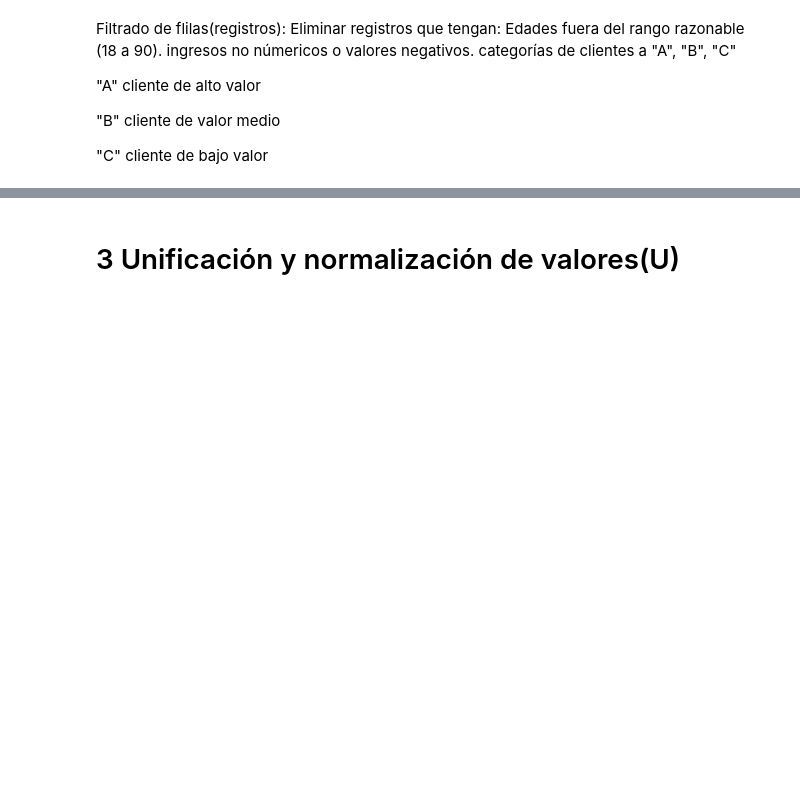
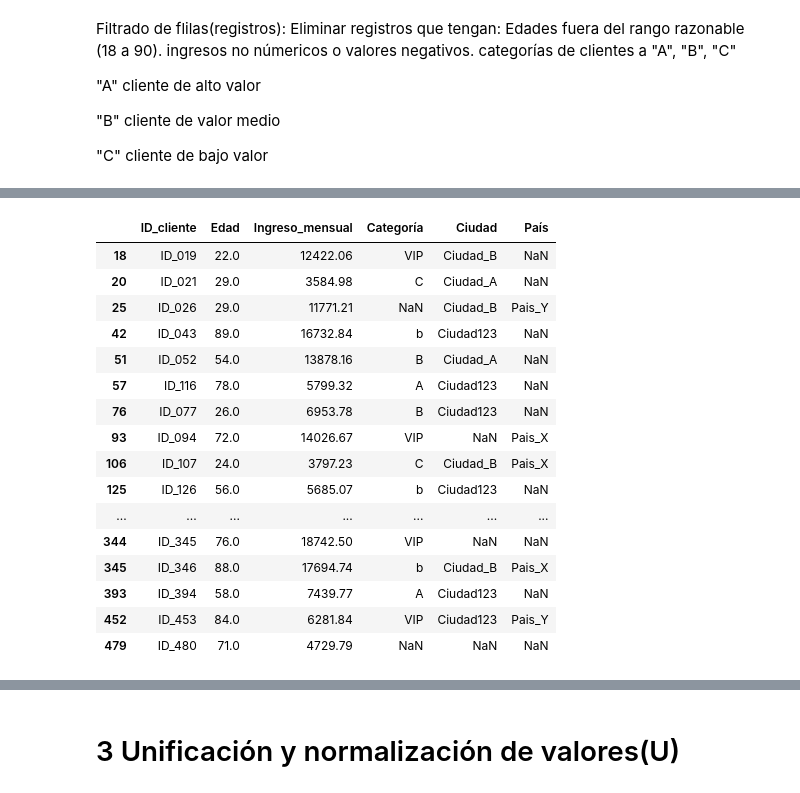
Before and after one commit to juanejd/bootcamp-IA-minTIC, a Jupyter notebook: Mision_1/campistas_ASUM_DM.ipynb, the cells around one changed output, grey strips where cells are left out. Drawn from its saved outputs; the diff is of its cells as text; code cells hidden in the pictures; blank space fills up the shorter version.

```diff
--- a/Mision_1/campistas_ASUM_DM.ipynb
+++ b/Mision_1/campistas_ASUM_DM.ipynb
@@ -152,0 +155,8 @@ categorías de clientes a "A", "B", "C"
+# %%
+# seleccionar columnas utiles
+# filtrar valores inconsistentes
+# filtrar edades en el rango de 18 a 90
+
+dataset_filtered = dataset[(dataset["Edad"] >= 18) & (dataset["Edad"] <= 90)]
+
+dataset_filtered
@@ -152,0 +177,6 @@ categorías de clientes a "A", "B", "C"
+# %%
+# Transformamos los datos del ingreso mensual a tipo numerico
+dataset_filtered["Ingreso_mensual"] = pd.to_numeric(
+    dataset_filtered["Ingreso_mensual"], errors="coerce"
+)
+dataset_filtered.info()
@@ -152,0 +202,21 @@ categorías de clientes a "A", "B", "C"
+# %%
+dataset_filtered = dataset_filtered[dataset_filtered["Ingreso_mensual"] > 0]
+dataset_filtered
+# %% [output]
+|  | ID_cliente | Edad | Ingreso_mensual | Categoría | Ciudad | País |
+| 18 | ID_019 | 22.0 | 12422.06 | VIP | Ciudad_B | NaN |
+| 20 | ID_021 | 29.0 | 3584.98 | C | Ciudad_A | NaN |
+| 25 | ID_026 | 29.0 | 11771.21 | NaN | Ciudad_B | Pais_Y |
+| 42 | ID_043 | 89.0 | 16732.84 | b | Ciudad123 | NaN |
+| 51 | ID_052 | 54.0 | 13878.16 | B | Ciudad_A | NaN |
+| 57 | ID_116 | 78.0 | 5799.32 | A | Ciudad123 | NaN |
+| 76 | ID_077 | 26.0 | 6953.78 | B | Ciudad123 | NaN |
+| 93 | ID_094 | 72.0 | 14026.67 | VIP | NaN | Pais_X |
+| 106 | ID_107 | 24.0 | 3797.23 | C | Ciudad_B | Pais_X |
+| 125 | ID_126 | 56.0 | 5685.07 | b | Ciudad123 | NaN |
+| ... | ... | ... | ... | ... | ... | ... |
+| 344 | ID_345 | 76.0 | 18742.50 | VIP | NaN | NaN |
+| 345 | ID_346 | 88.0 | 17694.74 | b | Ciudad_B | Pais_X |
+| 393 | ID_394 | 58.0 | 7439.77 | A | Ciudad123 | NaN |
+| 452 | ID_453 | 84.0 | 6281.84 | VIP | Ciudad123 | Pais_Y |
+| 479 | ID_480 | 71.0 | 4729.79 | NaN | NaN | NaN |
```
Also changed, not shown: parts of 18 cells of this notebook.
